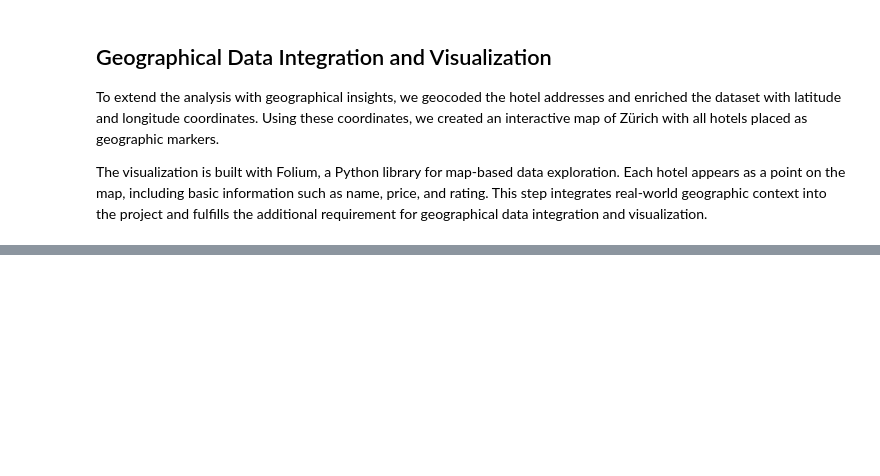
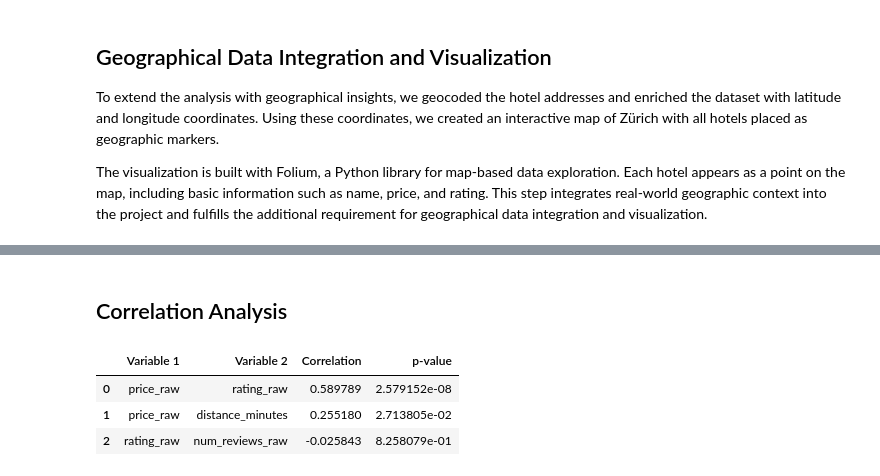
Before and after one commit to Arben-ai/data-analytics-hotelprices, a Jupyter notebook: notebooks/hotels_data_preparation.ipynb, the cells around one changed output, grey strips where cells are left out. Drawn from its saved outputs; the diff is of its cells as text; code cells hidden in the pictures; blank space fills up the shorter version.

```diff
--- a/notebooks/hotels_data_preparation.ipynb
+++ b/notebooks/hotels_data_preparation.ipynb
@@ -856,3 +856,66 @@ zurich_map
 [notice] To update, run: python -m pip install --upgrade pip
 Note: you may need to restart the kernel to use updated packages.
 [interactive output not drawn]
+# %% [markdown]
+## Correlation Analysis
+# %%
+# Correlation analysis with p-values (Pearson)
+
+from scipy.stats import pearsonr
+
+# Select the numeric variables you want to analyze (use actual dataframe column names)
+variables = [
+    ("price_raw", "rating_raw"),
+    ("price_raw", "distance_minutes"),
+    ("rating_raw", "num_reviews_raw")
+]
+
+results = []
+
+for var1, var2 in variables:
+    # Check that both columns exist
+    if var1 not in df.columns or var2 not in df.columns:
+        results.append({
+            "Variable 1": var1,
+            "Variable 2": var2,
+            "Correlation": None,
+            "p-value": None,
+            "note": "column_missing"
+        })
+        continue
+
+    # Drop rows with missing values in these columns
+    subset = df[[var1, var2]].dropna()
+
+    # Need at least 2 samples for pearsonr
+    if subset.shape[0] < 2:
+        results.append({
+            "Variable 1": var1,
+            "Variable 2": var2,
+            "Correlation": None,
+            "p-value": None,
+            "note": "not_enough_data"
+        })
+        continue
+
+    # Calculate Pearson correlation + p-value (safely)
+    try:
+        corr, p_value = pearsonr(subset[var1], subset[var2])
+    except Exception:
+        corr, p_value = None, None
+
+    results.append({
+        "Variable 1": var1,
+        "Variable 2": var2,
+        "Correlation": corr,
+        "p-value": p_value
+    })
+
+# Convert results into a DataFrame and display
+results_df = pd.DataFrame(results)
+results_df
+# %% [output]
+|  | Variable 1 | Variable 2 | Correlation | p-value |
+| 0 | price_raw | rating_raw | 0.589789 | 2.579152e-08 |
+| 1 | price_raw | distance_minutes | 0.255180 | 2.713805e-02 |
+| 2 | rating_raw | num_reviews_raw | -0.025843 | 8.258079e-01 |
```
Also changed, not shown: parts of 2 cells of this notebook.
